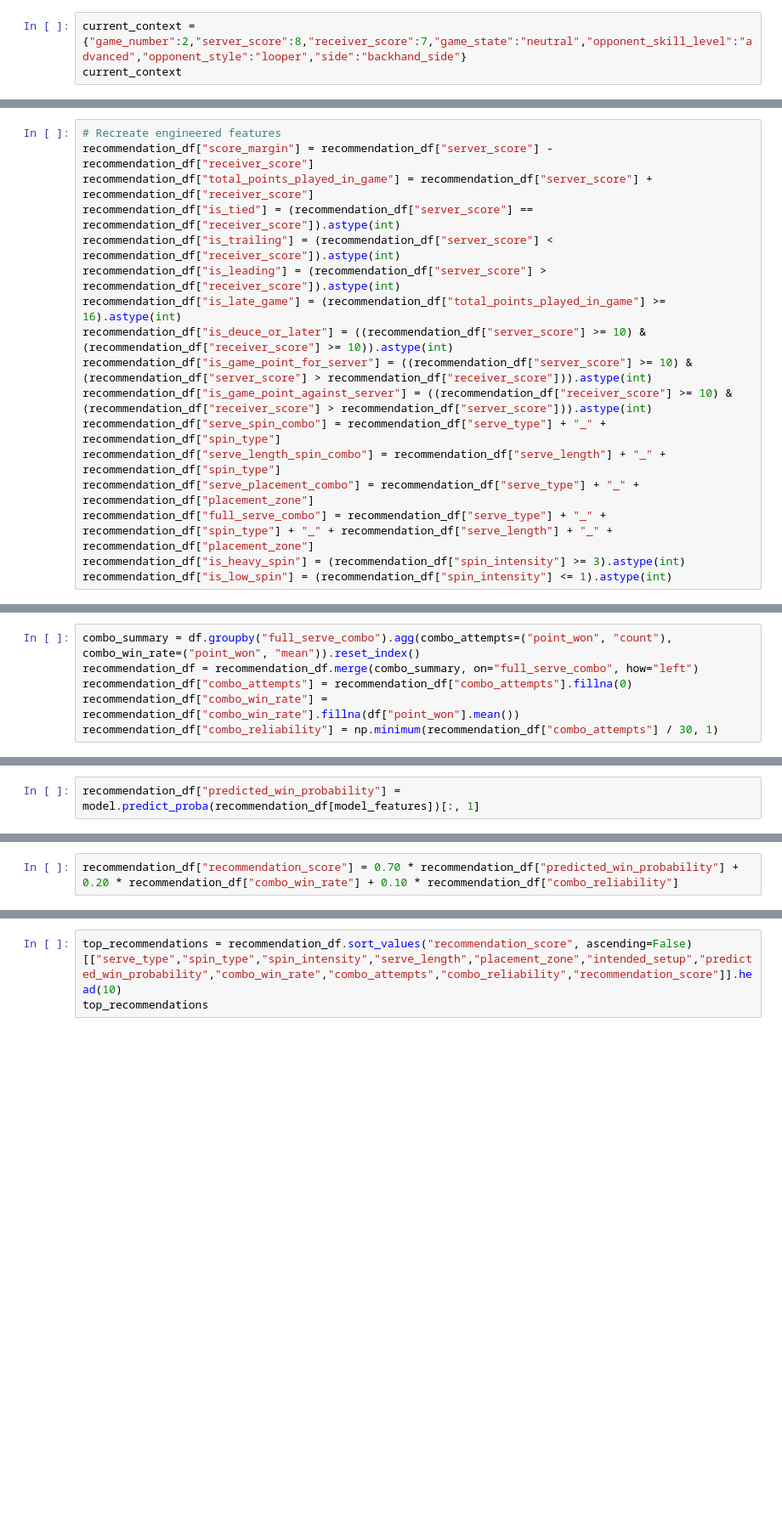
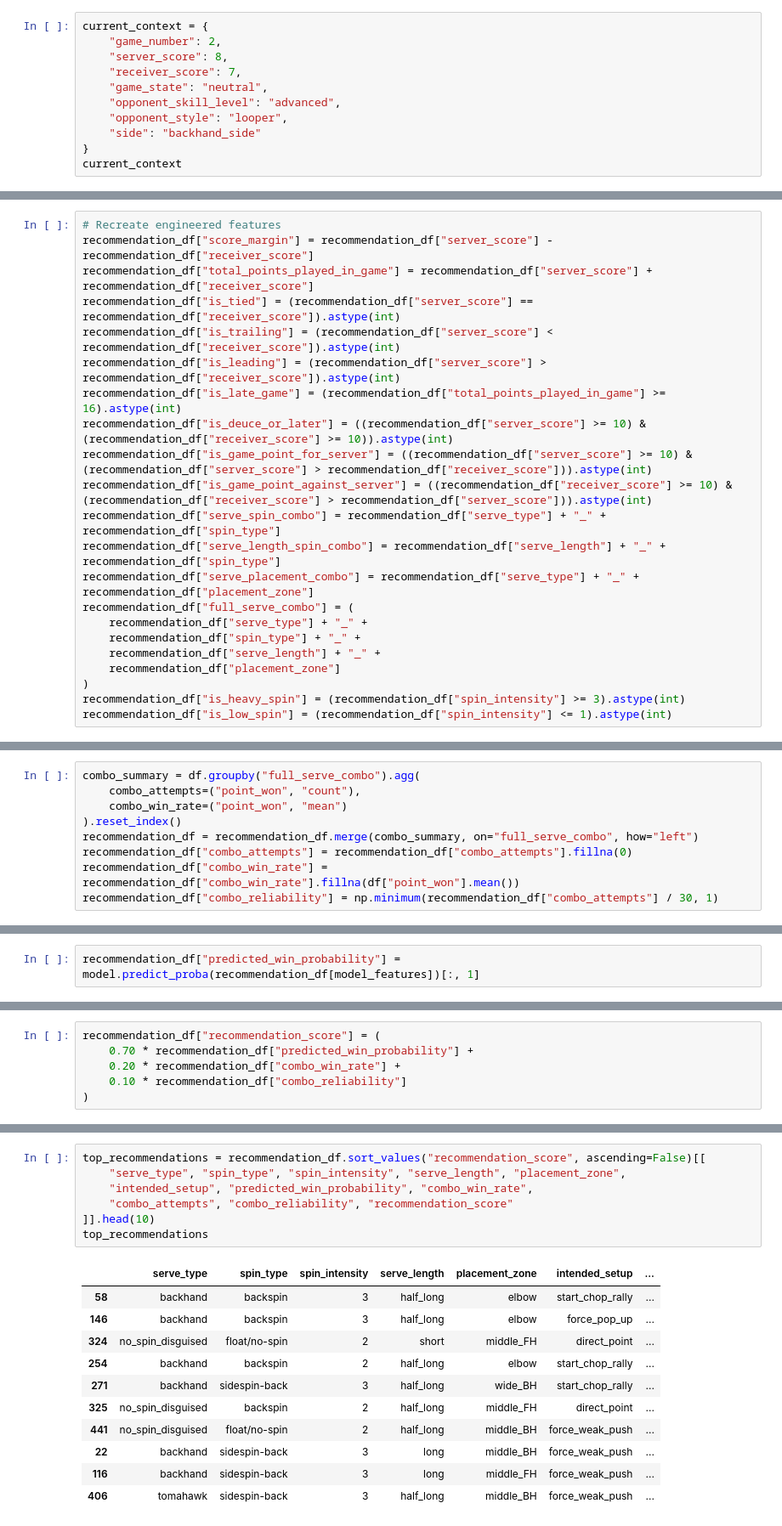
Before and after one commit to SJ-Jain-systems/Table-Tennis-Serve-Analysis, a Jupyter notebook: notebooks/04_serve_recommendation.ipynb, the cells around one changed output, grey strips where cells are left out. Shown at 85% size. Saved outputs shown, nothing was run; the diff lists cells and outputs as text; blank space fills up the shorter version.

```diff
--- a/notebooks/04_serve_recommendation.ipynb
+++ b/notebooks/04_serve_recommendation.ipynb
@@ -15,3 +23,11 @@ model_features = joblib.load("../models/model_features.pkl")
 # %%
-current_context = {"game_number":2,"server_score":8,"receiver_score":7,"game_state":"neutral","opponent_skill_level":"advanced","opponent_style":"looper","side":"backhand_side"}
+current_context = {
+    "game_number": 2,
+    "server_score": 8,
+    "receiver_score": 7,
+    "game_state": "neutral",
+    "opponent_skill_level": "advanced",
+    "opponent_style": "looper",
+    "side": "backhand_side"
+}
 current_context
@@ -36,6 +68,11 @@ recommendation_df["is_game_point_against_server"] = ((recommendation_df["receive
 recommendation_df["serve_spin_combo"] = recommendation_df["serve_type"] + "_" + recommendation_df["spin_type"]
 recommendation_df["serve_length_spin_combo"] = recommendation_df["serve_length"] + "_" + recommendation_df["spin_type"]
 recommendation_df["serve_placement_combo"] = recommendation_df["serve_type"] + "_" + recommendation_df["placement_zone"]
-recommendation_df["full_serve_combo"] = recommendation_df["serve_type"] + "_" + recommendation_df["spin_type"] + "_" + recommendation_df["serve_length"] + "_" + recommendation_df["placement_zone"]
+recommendation_df["full_serve_combo"] = (
+    recommendation_df["serve_type"] + "_" +
+    recommendation_df["spin_type"] + "_" +
+    recommendation_df["serve_length"] + "_" +
+    recommendation_df["placement_zone"]
+)
 recommendation_df["is_heavy_spin"] = (recommendation_df["spin_intensity"] >= 3).astype(int)
 recommendation_df["is_low_spin"] = (recommendation_df["spin_intensity"] <= 1).astype(int)
@@ -42,5 +83,8 @@ recommendation_df["is_low_spin"] = (recommendation_df["spin_intensity"] <= 1).as
 # %%
-combo_summary = df.groupby("full_serve_combo").agg(combo_attempts=("point_won", "count"), combo_win_rate=("point_won", "mean")).reset_index()
+combo_summary = df.groupby("full_serve_combo").agg(
+    combo_attempts=("point_won", "count"),
+    combo_win_rate=("point_won", "mean")
+).reset_index()
 recommendation_df = recommendation_df.merge(combo_summary, on="full_serve_combo", how="left")
 recommendation_df["combo_attempts"] = recommendation_df["combo_attempts"].fillna(0)
 recommendation_df["combo_win_rate"] = recommendation_df["combo_win_rate"].fillna(df["point_won"].mean())
@@ -50,3 +102,7 @@ recommendation_df["predicted_win_probability"] = model.predict_proba(recommendat
 # %%
-recommendation_df["recommendation_score"] = 0.70 * recommendation_df["predicted_win_probability"] + 0.20 * recommendation_df["combo_win_rate"] + 0.10 * recommendation_df["combo_reliability"]
+recommendation_df["recommendation_score"] = (
+    0.70 * recommendation_df["predicted_win_probability"] +
+    0.20 * recommendation_df["combo_win_rate"] +
+    0.10 * recommendation_df["combo_reliability"]
+)
 # %% [markdown]
@@ -60,3 +114,19 @@ This prevents the system from over-recommending serve combinations that performe
 # %%
-top_recommendations = recommendation_df.sort_values("recommendation_score", ascending=False)[["serve_type","spin_type","spin_intensity","serve_length","placement_zone","intended_setup","predicted_win_probability","combo_win_rate","combo_attempts","combo_reliability","recommendation_score"]].head(10)
+top_recommendations = recommendation_df.sort_values("recommendation_score", ascending=False)[[
+    "serve_type", "spin_type", "spin_intensity", "serve_length", "placement_zone",
+    "intended_setup", "predicted_win_probability", "combo_win_rate",
+    "combo_attempts", "combo_reliability", "recommendation_score"
+]].head(10)
 top_recommendations
+# %% [output]
+|  | serve_type | spin_type | spin_intensity | serve_length | placement_zone | intended_setup | ... |
+| 58 | backhand | backspin | 3 | half_long | elbow | start_chop_rally | ... |
+| 146 | backhand | backspin | 3 | half_long | elbow | force_pop_up | ... |
+| 324 | no_spin_disguised | float/no-spin | 2 | short | middle_FH | direct_point | ... |
+| 254 | backhand | backspin | 2 | half_long | elbow | start_chop_rally | ... |
+| 271 | backhand | sidespin-back | 3 | half_long | wide_BH | start_chop_rally | ... |
+| 325 | no_spin_disguised | backspin | 2 | half_long | middle_FH | direct_point | ... |
+| 441 | no_spin_disguised | float/no-spin | 2 | half_long | middle_BH | force_weak_push | ... |
+| 22 | backhand | sidespin-back | 3 | long | middle_BH | force_weak_push | ... |
+| 116 | backhand | sidespin-back | 3 | long | middle_FH | force_weak_push | ... |
+| 406 | tomahawk | sidespin-back | 3 | half_long | middle_BH | force_weak_push | ... |
```
Also changed, not shown: parts of 32 cells of this notebook, 2 other files.
